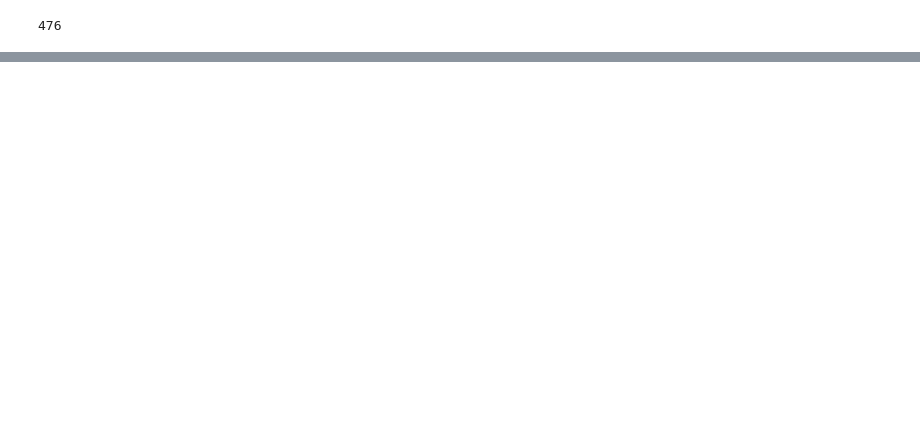
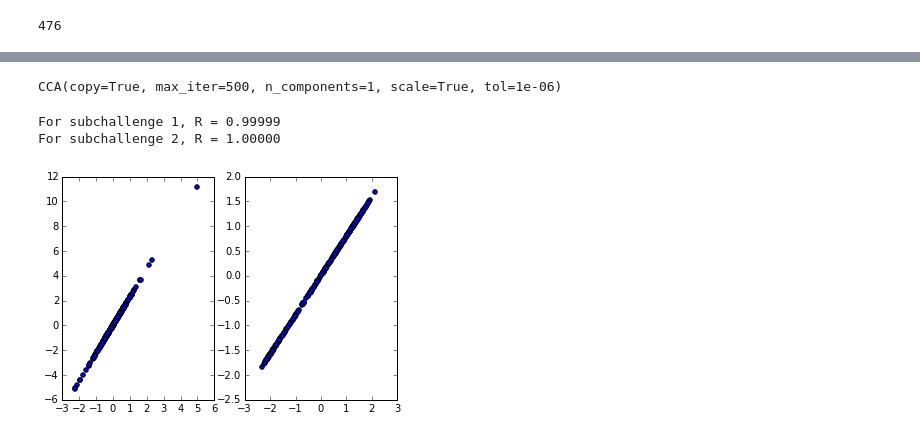
Before and after one commit to beanSsong/dream, a Jupyter notebook: dream.ipynb, the cells around one changed output, grey strips where cells are left out. Drawn from its saved outputs; the diff is of its cells as text; code cells hidden in the pictures; blank space fills up the shorter version.

```diff
--- a/dream.ipynb
+++ b/dream.ipynb
@@ -13,7 +22,7 @@ from scipy.stats import pearsonr
 import dream
 # %%
 # Load the perceptual descriptors data.
-perceptual_headers, perceptual_data = dream.load_perceptual_data()
+perceptual_headers, perceptual_obs_data = dream.load_perceptual_data()
 # %%
 # Show the perceptual metadata types and perceptual descriptor names.
 print(perceptual_headers)
@@ -239,0 +189,10 @@ Mean R = 0.85
+# %%
+# Build the X_obs matrix out of molecular descriptors.
+# Also cube-root transform them to get this on a similar scale to the perceptual vectors.
+def build_X(molecular_vectors):
+    X = vstack([molecular_vectors[CID] for CID in sorted(molecular_vectors)])
+    X = X**(1.0/3)
+    print("The X matrix has shape (%dx%d) (molecules by molecular descriptors)" % X.shape)
+    return X
+
+X_obs = build_X(molecular_vectors)
@@ -239,0 +201,12 @@ Mean R = 0.85
+# %%
+def purge_X(X,good_molecular_descriptors=None):
+    if good_molecular_descriptors is None:
+        # Which columns of X (which molecular descriptors) have NaNs for at least 25% of the molecules?
+        bad_molecular_descriptors = np.where(np.isnan(X).sum(axis=0) > X.shape[0]*0.25)[0]
+        # Purge these bad descriptors from the X matrix.
+        good_molecular_descriptors = list(set(range(X.shape[1])).difference(bad_molecular_descriptors))
+    X = X[:,good_molecular_descriptors]
+    print("The X matrix has shape (%dx%d) (molecules by good molecular descriptors)" % X.shape)
+    return X,good_molecular_descriptors
+
+X_obs,good_molecular_descriptors = purge_X(X_obs)
@@ -239,0 +215,8 @@ Mean R = 0.85
+# %%
+def impute_X(X):
+    # The X_obs matrix (molecular descriptors) still has NaN values which need to be imputed.
+    X = imputer.fit_transform(X)
+    print("The X matrix now has shape (%dx%d) (molecules by non-NaN good molecular descriptors)" % X.shape)
+    return X
+
+X_obs = impute_X(X_obs)
@@ -239,0 +252,22 @@ Mean R = 0.85
+# %%
+# Canonical correlation analysis class.  Solves Y = A * X to yield A.
+from sklearn.cross_decomposition import CCA
+cca = CCA(n_components=1)
+# %% [output]
+CCA(copy=True, max_iter=500, n_components=1, scale=True, tol=1e-06)
+# %%
+# Show that we can trivially over-fit to perfectly predict in-sample.
+def cca_(X,Y,subchallenge):
+    cca.fit(X,Y)
+    x,y = cca.transform(X,Y)
+    scatter(x,y)
+    print("For subchallenge %d, R = %.5f" % (subchallenge,pearsonr(x,y)[0]))
+
+plt.subplot(1,2,1)
+cca_(X_obs,Y_obs['subject'],1)
+plt.subplot(1,2,2)
+cca_(X_obs,Y_obs['mean_std'],2)
+# %% [output]
+For subchallenge 1, R = 0.99999
+For subchallenge 2, R = 1.00000
+[figure, added]
```
Also changed, not shown: parts of 61 cells of this notebook, 1 other file.
